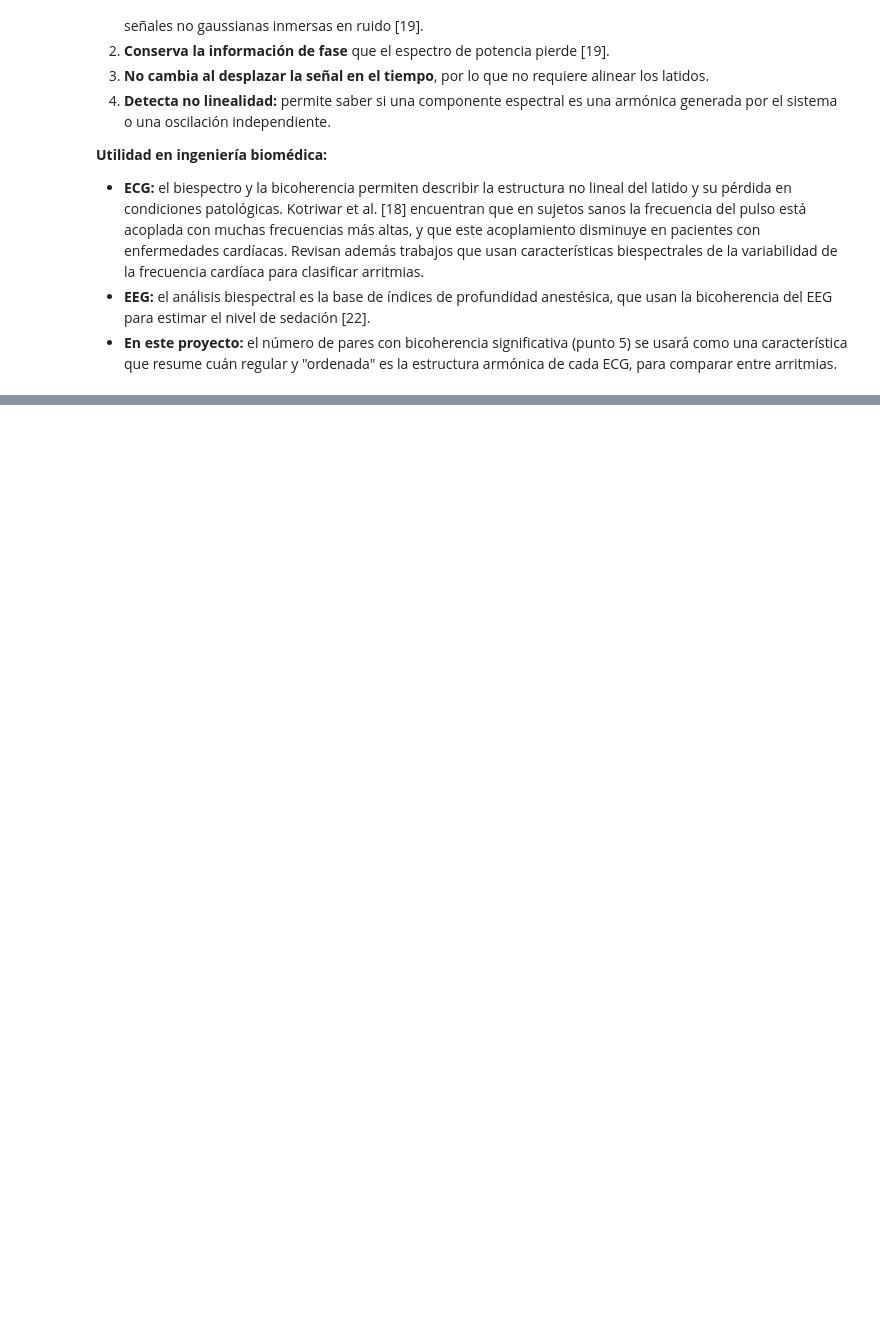
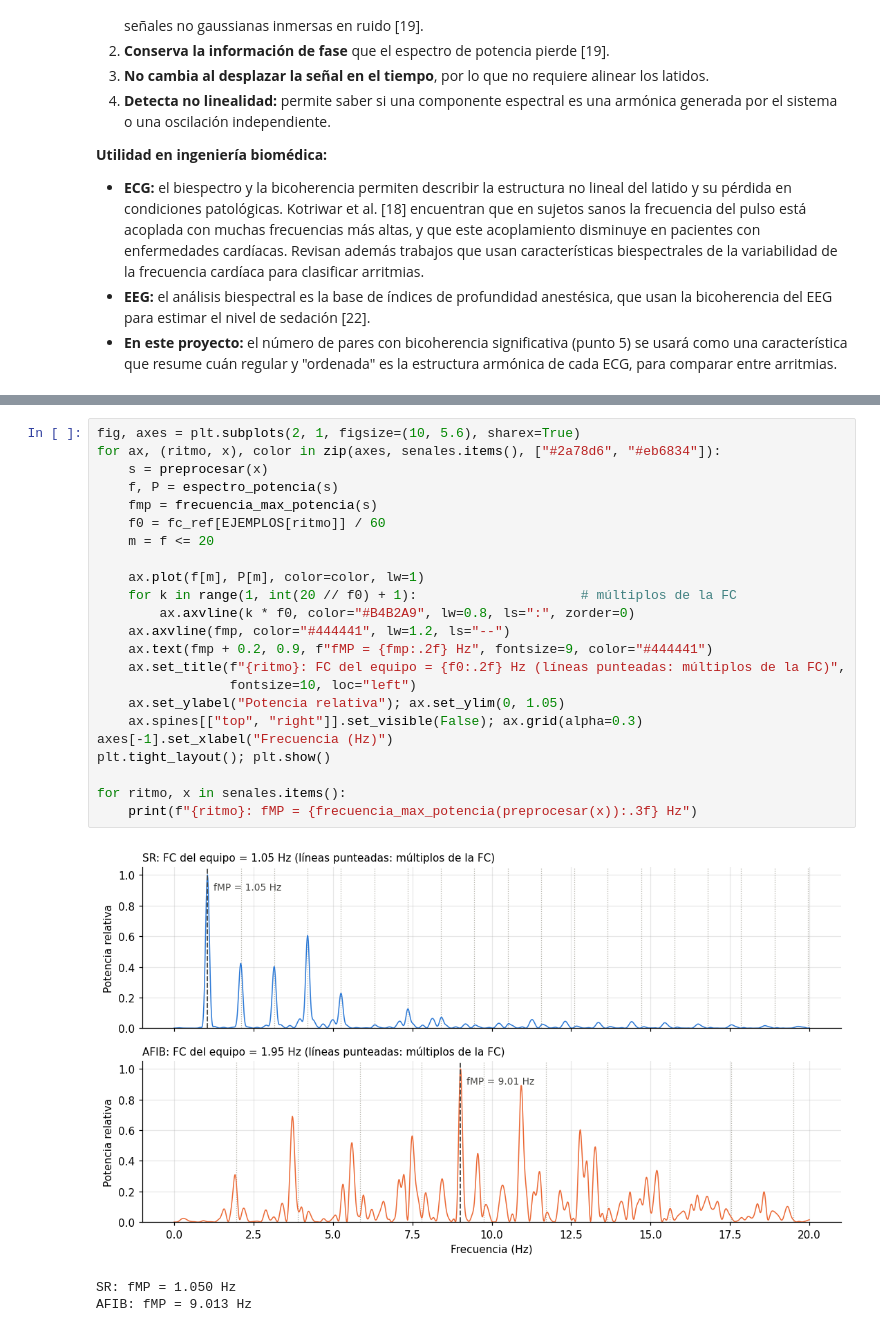
Before and after one commit to Valengaob/Biosenales20262, a Jupyter notebook: Proyecto/Proyecto1_ECG_Arritmias.ipynb, the cells around one changed output, grey strips where cells are left out. Saved outputs shown, nothing was run; the diff lists cells and outputs as text; blank space fills up the shorter version.

```diff
--- a/Proyecto/Proyecto1_ECG_Arritmias.ipynb
+++ b/Proyecto/Proyecto1_ECG_Arritmias.ipynb
@@ -1348,0 +1458,27 @@ y su versión normalizada, la **bicoherencia**, toma valores entre 0 y 1 e indic
+# %%
+fig, axes = plt.subplots(2, 1, figsize=(10, 5.6), sharex=True)
+for ax, (ritmo, x), color in zip(axes, senales.items(), ["#2a78d6", "#eb6834"]):
+    s = preprocesar(x)
+    f, P = espectro_potencia(s)
+    fmp = frecuencia_max_potencia(s)
+    f0 = fc_ref[EJEMPLOS[ritmo]] / 60
+    m = f <= 20
+
+    ax.plot(f[m], P[m], color=color, lw=1)
+    for k in range(1, int(20 // f0) + 1):                     # múltiplos de la FC
+        ax.axvline(k * f0, color="#B4B2A9", lw=0.8, ls=":", zorder=0)
+    ax.axvline(fmp, color="#444441", lw=1.2, ls="--")
+    ax.text(fmp + 0.2, 0.9, f"fMP = {fmp:.2f} Hz", fontsize=9, color="#444441")
+    ax.set_title(f"{ritmo}: FC del equipo = {f0:.2f} Hz (líneas punteadas: múltiplos de la FC)",
+                 fontsize=10, loc="left")
+    ax.set_ylabel("Potencia relativa"); ax.set_ylim(0, 1.05)
+    ax.spines[["top", "right"]].set_visible(False); ax.grid(alpha=0.3)
+axes[-1].set_xlabel("Frecuencia (Hz)")
+plt.tight_layout(); plt.show()
+
+for ritmo, x in senales.items():
+    print(f"{ritmo}: fMP = {frecuencia_max_potencia(preprocesar(x)):.3f} Hz")
+# %% [output]
+[figure, added]
+SR: fMP = 1.050 Hz
+AFIB: fMP = 9.013 Hz
```
Also changed, not shown: parts of 62 cells of this notebook, 1 other file.
